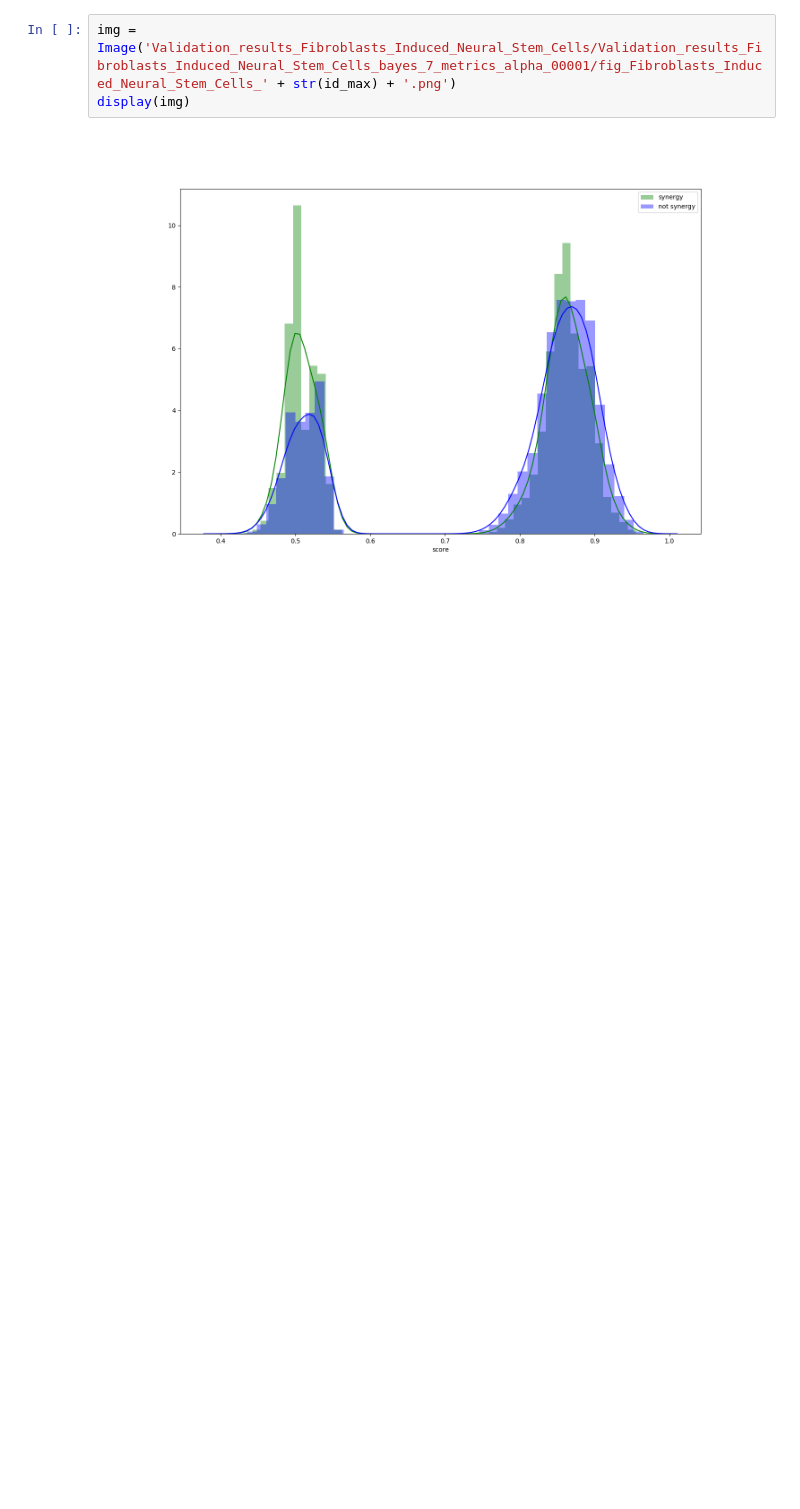
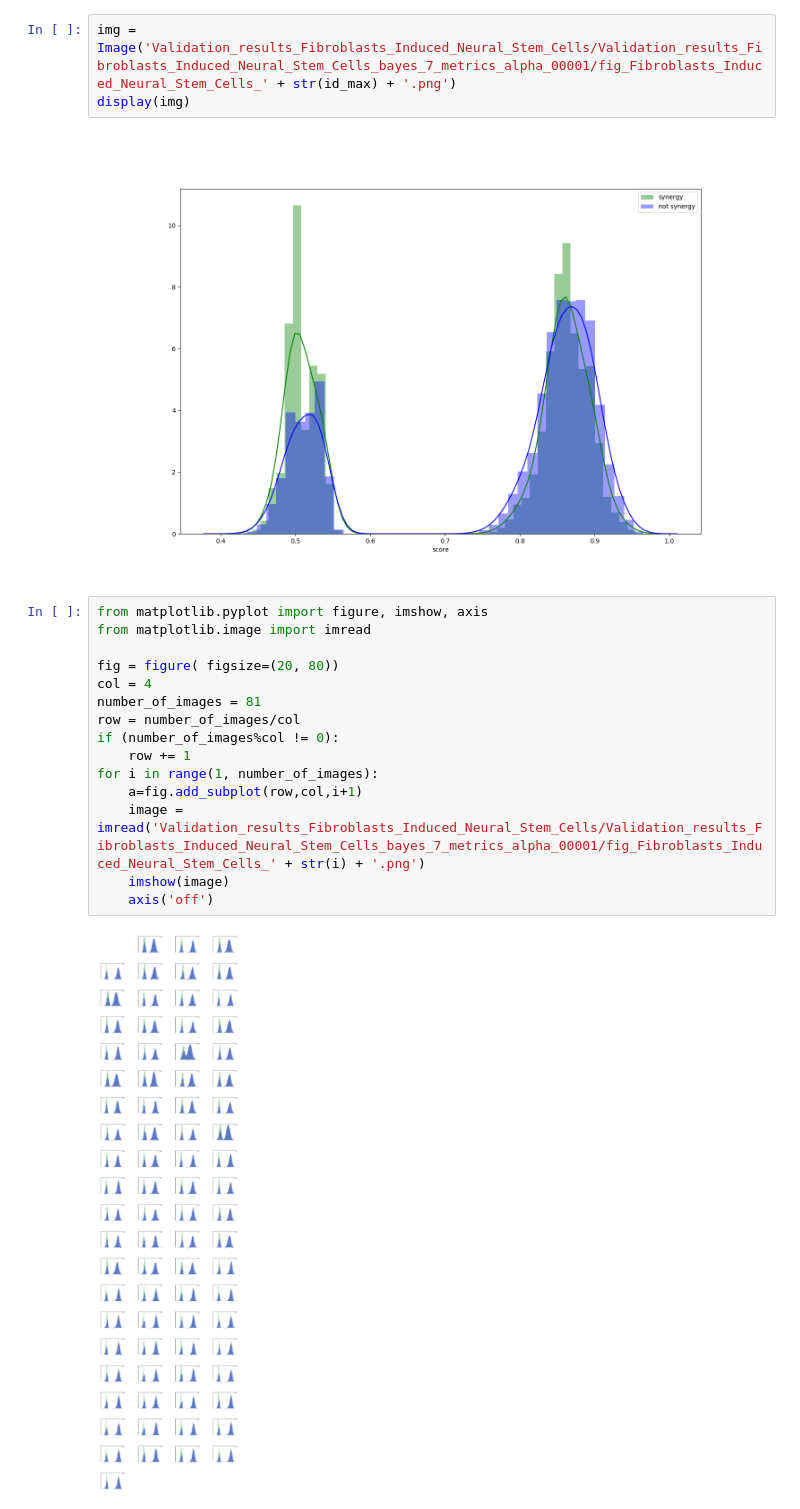
Before and after one commit to ziganshina-dinara/synergy_project, a Jupyter notebook: DATA/Fibroblasts_Induced_Neural_Stem_Cells/viewing_validation_results_Fibroblasts_Induced_Neural_Stem_Cells.ipynb, the cells around one changed output. Cells and saved outputs as stored; diff of their text form; blank space fills up the shorter version.

Commit message:
some results of validation

```diff
--- a/DATA/Fibroblasts_Induced_Neural_Stem_Cells/viewing_validation_results_Fibroblasts_Induced_Neural_Stem_Cells.ipynb
+++ b/DATA/Fibroblasts_Induced_Neural_Stem_Cells/viewing_validation_results_Fibroblasts_Induced_Neural_Stem_Cells.ipynb
@@ -69,3 +69,20 @@ img = Image('Validation_results_Fibroblasts_Induced_Neural_Stem_Cells/Validation
 display(img)
 # %% [output]
 [figure]
+# %%
+from matplotlib.pyplot import figure, imshow, axis
+from matplotlib.image import imread
+
+fig = figure( figsize=(20, 80))
+col = 4
+number_of_images = 81
+row = number_of_images/col
+if (number_of_images%col != 0):
+    row += 1
+for i in range(1, number_of_images):
+    a=fig.add_subplot(row,col,i+1)
+    image = imread('Validation_results_Fibroblasts_Induced_Neural_Stem_Cells/Validation_results_Fibroblasts_Induced_Neural_Stem_Cells_bayes_7_metrics_alpha_00001/fig_Fibroblasts_Induced_Neural_Stem_Cells_' + str(i) + '.png')
+    imshow(image)
+    axis('off')
+# %% [output]
+[figure, added]
```
Also changed, not shown: parts of 8 cells of this notebook, 7 other files.
